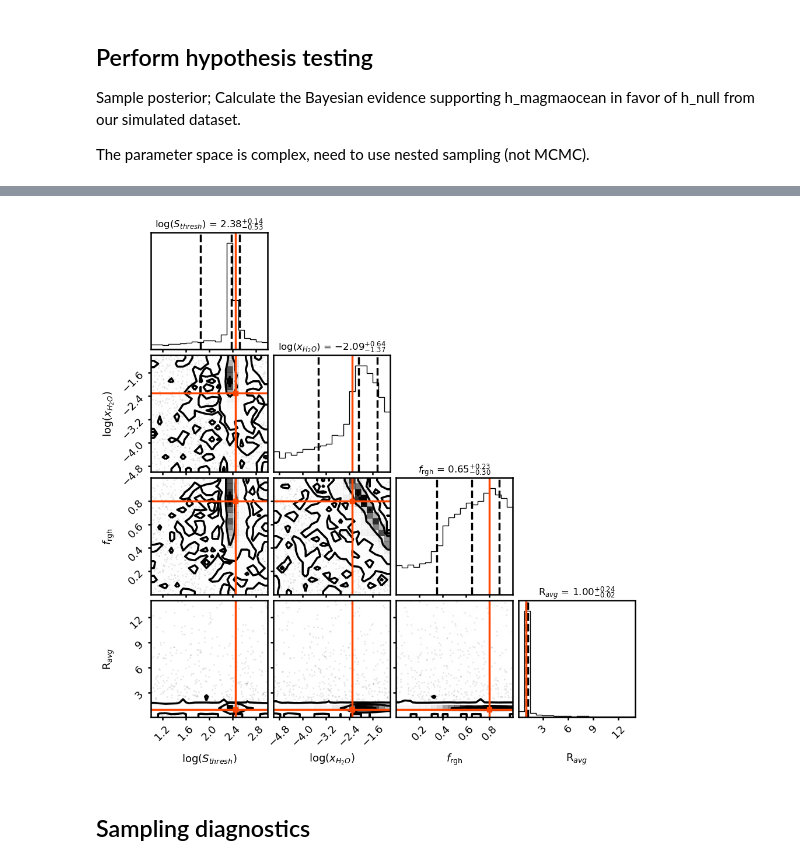
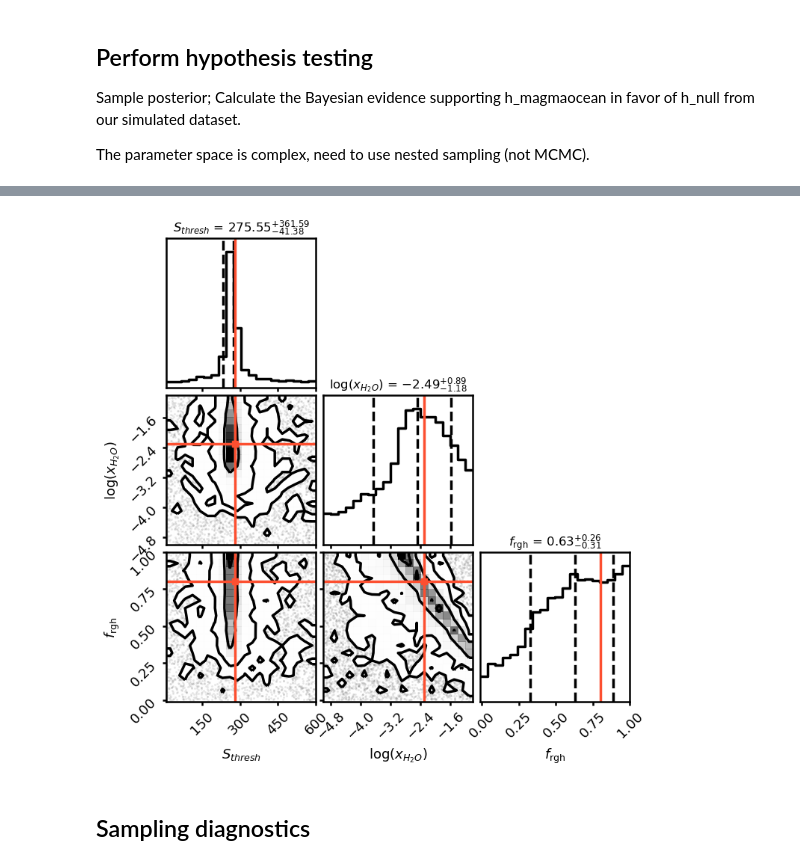
Before and after one commit to matiscke/hz-inner-edge-discontinuity, a Jupyter notebook: src/scripts/magmaocean.ipynb, the cells around one changed output, grey strips where cells are left out. Saved outputs shown, nothing was run; the diff lists cells and outputs as text; code cells hidden in the pictures.

```diff
--- a/src/scripts/magmaocean.ipynb
+++ b/src/scripts/magmaocean.ipynb
@@ -640,17 +673,17 @@ fig.legend(fontsize=12, loc='lower left', ncol=99, bbox_to_anchor=(0.15, .97),
 # %%
 from bioverse.hypothesis import Hypothesis, magma_ocean_hypo, magma_ocean_f0, get_avg_deltaR_deltaRho
 
-if parameter_of_interest == 'R':
-    labels = ('R',)
-elif parameter_of_interest == 'rho':
-    labels = ('rho',)
+# if parameter_of_interest == 'R':
+#     labels = ('R',)
+# elif parameter_of_interest == 'rho':
+#     labels = ('rho',)
 
 params = ('S_thresh', 'wrr', 'f_rgh', 'avg')
 labels = (parameter_of_interest + '_mean',)
 features = ('a_eff',)
 
 # define PRIORS for the parameters in theta (log-uniform for 'S_thresh' and 'wrr', uniform for 'f_rgh', 'R_avg')
-log = (True, True, False, False)
+log = (False, True, False, False)
 
 if parameter_of_interest == 'R':
     bounds = np.array([[10., 1000.0], [1e-5, 0.1], [0.0, 1.0], [.1, 15.]])
@@ -717,12 +748,12 @@ The parameter space is complex, need to use nested sampling (not MCMC).
 %%time
 import corner
 
-nburn = 10
-nlive = 200
+nburn = 100
+nlive = 500
 
 # Sample the posterior distribution of h(theta | x, y) using a simulated data set, and compare to the null hypothesis via a model comparison metric.
 results = h_magmaocean.fit(data, return_chains=True, nburn=nburn, nlive=nlive, sampler_results=True)
-# results = h_magmaocean.fit(data, return_chains=True, nburn=100, nlive=200, method='emcee')
+# results = h_magmaocean.fit(data, return_chains=True, nburn=500, nsteps=5000, method='emcee')
 
 print("The evidence in favor of the hypothesis is: dlnZ = {:.1f} (corresponds to p = {:.3f})".format(
     results['dlnZ'], np.exp(-results['dlnZ'])))
@@ -733,31 +764,43 @@ Wall time: 6.53 s
 # %%
-# plt.style.use('classic')sampler_resultsn into DataFrame, make logged columns for params with log priors
-chains = pd.DataFrame(results['chains'], columns=params)
-for p, l in zip(params, log):
-    if l:
-        chains['log_' + p] = np.log10(chains[p])
+def cornerplot(results, params, log, planets_args, parameter_of_interest):
+    # sampler_resultsn into DataFrame, make logged columns for params with log priors
+    chains = pd.DataFrame(results['chains'], columns=params)
+    for p, l in zip(params, log):
+        if l:
+            chains['log_' + p] = np.log10(chains[p])
 
+    # compute truths
+    if parameter_of_interest == 'R':
+        avg_out = np.average(sample['R'][(sample['S_abs'] < planets_args['S_thresh']) & sample['transiting']])
+    elif parameter_of_interest == 'rho':
+        avg_out = np.average(CONST['rho_Earth']*sample['M'][(sample['S_abs'] < planets_args['S_thresh']) & sample['transiting']]/
+                             (sample['R'][(sample['S_abs'] < planets_args['S_thresh']) & sample['transiting']])**3)
+    # truths=np.array([np.log10(planets_args['S_thresh']), np.log10(planets_args['wrr']), planets_args['f_rgh'], avg_out])
+    truths=np.array([planets_args['S_thresh'], np.log10(planets_args['wrr']), planets_args['f_rgh'], avg_out])
 
-# compute truths
-if parameter_of_interest == 'R':
-    avg_out = np.average(sample['R'][(sample['S_abs'] < planets_args['S_thresh']) & sample['transiting']])
-elif parameter_of_interest == 'rho':
-    avg_out = np.average(CONST['rho_Earth']*sample['M'][(sample['S_abs'] < planets_args['S_thresh']) & sample['transiting']]/
-                         (sample['R'][(sample['S_abs'] < planets_args['S_thresh']) & sample['transiting']])**3)
-truths=np.array([np.log10(planets_args['S_thresh']), np.log10(planets_args['wrr']), planets_args['f_rgh'], avg_out])
+    fig = corner.corner(
+                        # chains[['f_magma', 'log_a_cut', 'radius_reduction']], labels=['$\eta_{magma}$', '$\log(a_{cut})$','$f_{R_\mathrm{P}}$'],
+                        # chains[['f_magma', 'log_a_cut', 'lambda_a']], labels=['$\eta_{magma}$', '$\log(a_{cut})$','$\lambda_a$'],
+                        # chains[['f_magma', 'log_a_cut', 'radius_reduction','R_avg']], labels=['$\eta_{magma}$', '$\log(a_{cut})$','$f_{R_\mathrm{P}}$', 'R$_{avg}$'],
+                        # chains[['log_S_thresh', 'log_wrr', 'f_rgh', 'avg']], labels=['$\log(S_{thresh})$', '$\log(x_{H_2O})$', '$f_\mathrm{rgh}$', parameter_of_interest + '$_{avg}$'],
+                        # chains[['log_S_thresh', 'log_wrr', 'f_rgh']], labels=['$\log(S_{thresh})$', '$\log(x_{H_2O})$', '$f_\mathrm{rgh}$'],
+                        chains[['S_thresh', 'log_wrr', 'f_rgh']], labels=['$S_{thresh}$', '$\log(x_{H_2O})$', '$f_\mathrm{rgh}$'],
+                        # truths=truths, truth_color='orangered'
+                        truths=truths[:-1], truth_color='C1',
+                        range=[(10,600), (-5, -1.), (-0.01, 1.)],
+                        quantiles=[0.16, 0.5, 0.84],
+                        show_titles=True, title_kwargs={"fontsize": 12},
+                        hist_bin_factor=2.,
+                        smooth=.1,
+                        smooth1d=.1
+                        # truths=[planets_args['f_magma'], np.log10(planets_args['a_cut']), planets_args['lambda_a']], truth_color='orangered'
+                        # truths=[planets_args['f_magma'], np.log10(planets_args['a_cut']), planets_args['radius_reduction'], R_avg], truth_color='orangered'
+                        )
 
-fig = corner.corner(
-                    # chains[['f_magma', 'log_a_cut', 'radius_reduction']], labels=['$\eta_{magma}$', '$\log(a_{cut})$','$f_{R_\mathrm{P}}$'],
-                    # chains[['f_magma', 'log_a_cut', 'lambda_a']], labels=['$\eta_{magma}$', '$\log(a_{cut})$','$\lambda_a$'],
-                    # chains[['f_magma', 'log_a_cut', 'radius_reduction','R_avg']], labels=['$\eta_{magma}$', '$\log(a_{cut})$','$f_{R_\mathrm{P}}$', 'R$_{avg}$'],
-                    chains[['log_S_thresh', 'log_wrr', 'f_rgh', 'avg']], labels=['$\log(S_{thresh})$', '$\log(x_{H_2O})$', '$f_\mathrm{rgh}$', parameter_of_interest + '$_{avg}$'],
-                    quantiles=[0.16, 0.5, 0.84],
-                    show_titles=True, title_kwargs={"fontsize": 12},
-                    truths=truths, truth_color='orangered'
-                    # truths=[planets_args['f_magma'], np.log10(planets_args['a_cut']), planets_args['lambda_a']], truth_color='orangered'
-                    # truths=[planets_args['f_magma'], np.log10(planets_args['a_cut']), planets_args['radius_reduction'], R_avg], truth_color='orangered'
-                    )
+    # fig.set_facecolor('white')
+    return fig
 
-fig.set_facecolor('white')
+fig = cornerplot(results, params, log, planets_args, parameter_of_interest)
+# fig = cornerplot(results, params[:-1], log[:-1], planets_args, parameter_of_interest)
 # %% [output]
 WARNING:root:Pandas support in corner is deprecated; use ArviZ directly
@@ -765 +807 @@ WARNING:root:Too few points to create valid contours
-[figure, old version]
+[figure, new version]
```
Also changed, not shown: parts of 57 cells of this notebook, 4 other files.
